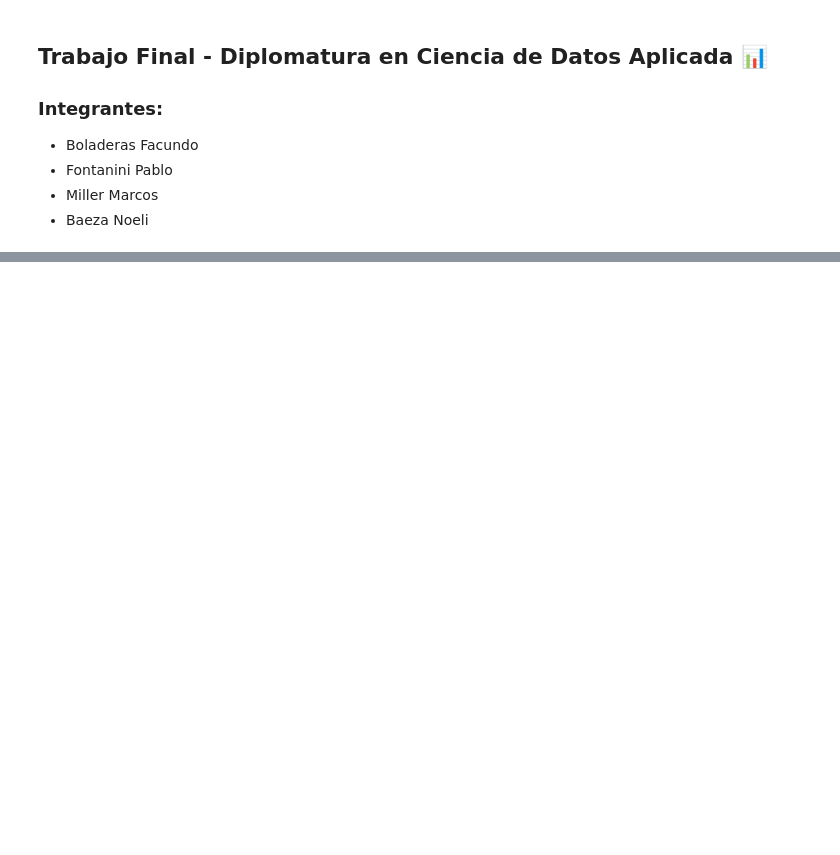
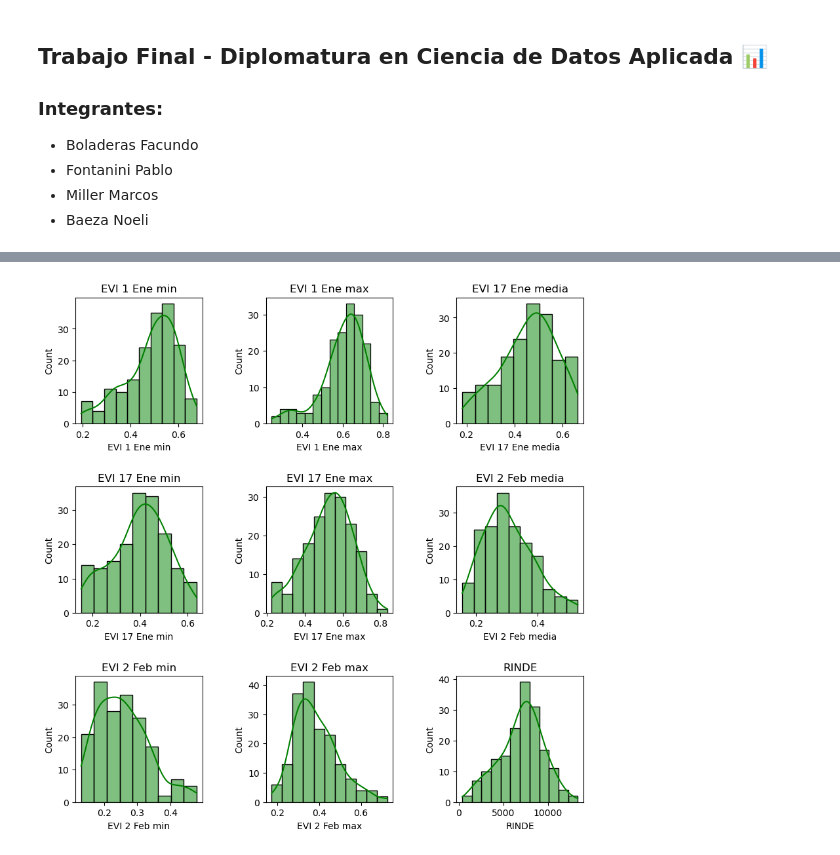
Before and after one commit to noelibaeza/FINAL_DIPLOMATURA, a Jupyter notebook: trabajo_final.ipynb, the cells around one changed output, grey strips where cells are left out. Saved outputs shown, nothing was run; the diff lists cells and outputs as text; code cells hidden in the pictures; blank space fills up the shorter version.

```diff
--- a/trabajo_final.ipynb
+++ b/trabajo_final.ipynb
@@ -37,0 +225,14 @@ df.dtypes
+# %%
+# Graficar
+fig, ax = plt.subplots (3,3, figsize=(10,10))
+plt.subplots_adjust(wspace=0.5, hspace=0.5)
+
+variables_numericas = ["EVI 1 Ene min", "EVI 1 Ene max", "EVI 17 Ene media", "EVI 17 Ene min", "EVI 17 Ene max", "EVI 2 Feb media", "EVI 2 Feb min", "EVI 2 Feb max", "RINDE"]
+
+for i, variable in enumerate(variables_numericas):
+    sns.histplot(df[variable], ax=ax[i//3, i%3], color="green", kde=True)
+    ax[i//3, i%3].set_title(variable)
+
+plt.show()
+# %% [output]
+[figure, added]
```
Also changed, not shown: parts of 34 cells of this notebook, 3 other files.
